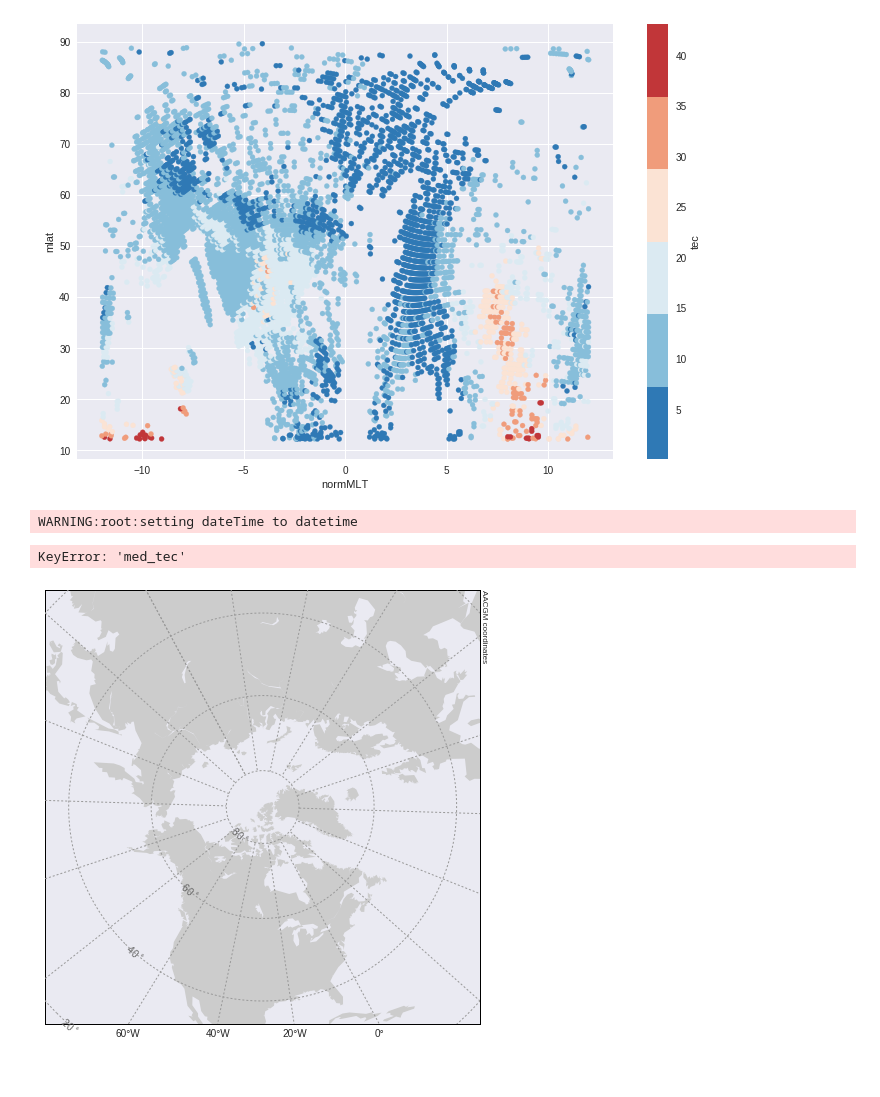
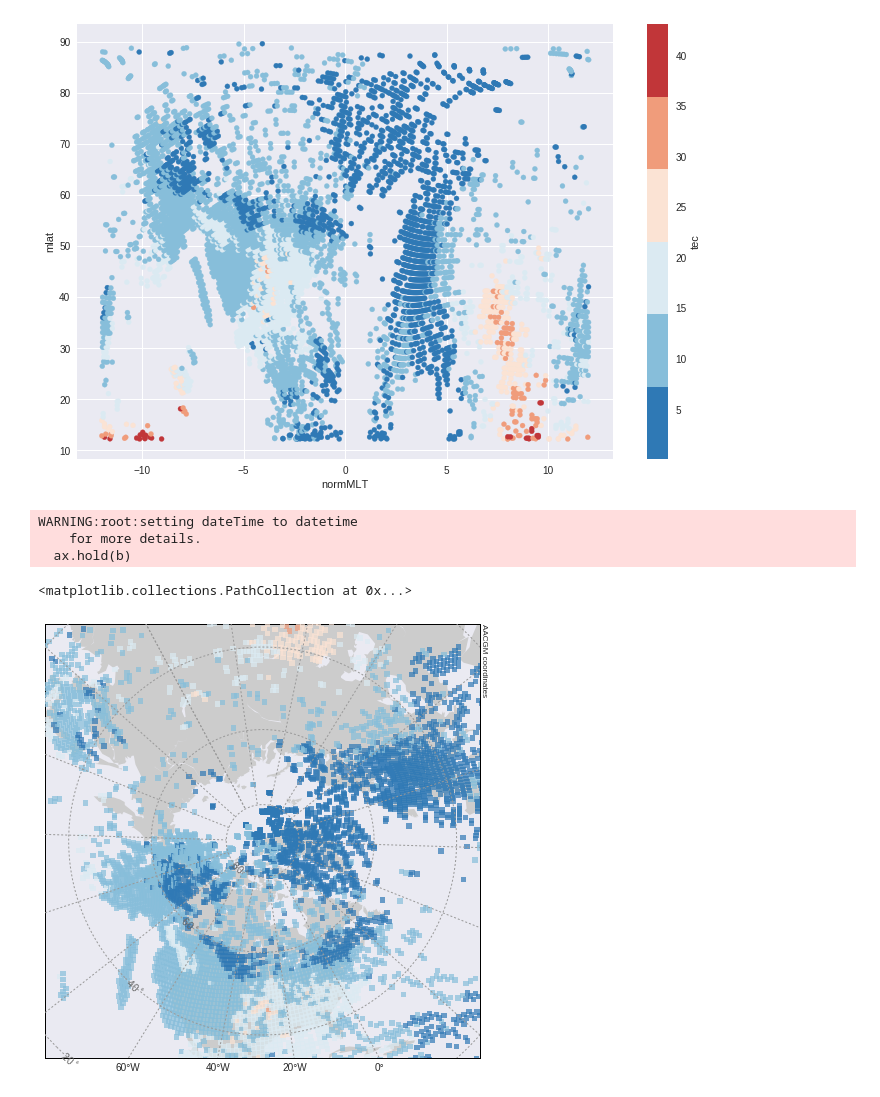
Before and after one commit to bharatreddy/tec-analysis, a Jupyter notebook: ipy/read_tec_hdf5.ipynb, the cells around one changed output. Drawn from its saved outputs; the diff is of its cells as text; code cells hidden in the pictures.

```diff
--- a/ipy/read_tec_hdf5.ipynb
+++ b/ipy/read_tec_hdf5.ipynb
@@ -75,12 +75,14 @@ test3 = ndimage.median_filter( test1, 1 )
 # %%
 # Plot map
 f = plt.figure(figsize=(12, 8))
 ax = f.add_subplot(1,1,1)
 m1 = utils.plotUtils.mapObj(boundinglat=30., gridLabels=True, coords='mag', ax=ax, datetime=selDT)
 xVec, yVec = m1(list(dataDF["mlon"]), list(dataDF["mlat"]), coords="mag")
-m1.scatter( xVec, yVec , c=dataDF["med_tec"], s=30.,\
+m1.scatter( xVec, yVec , c=dataDF["tec"], s=30.,\
            cmap=seaMap, alpha=0.7, zorder=5., edgecolor='none', marker="s" )
 # %% [output]
 WARNING:root:setting dateTime to datetime
+    for more details.
+  ax.hold(b)
-KeyError: 'med_tec'
+<matplotlib.collections.PathCollection at 0x...>
-[figure, old version]
+[figure, new version]
```
